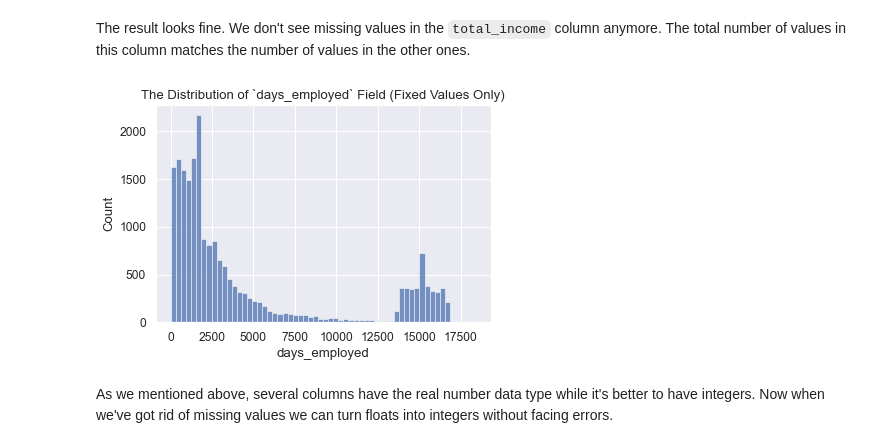
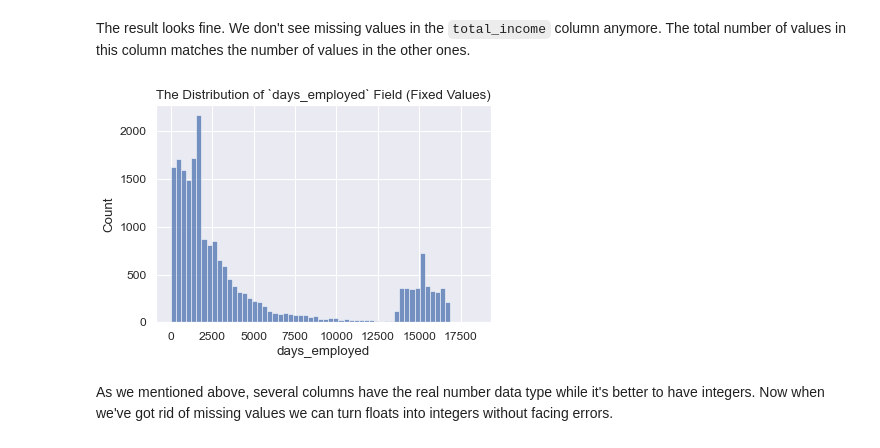
Before and after one commit to Sasha-Fridman/TripleTen-ex.-Practicum-Bootcamp-Projects, a Jupyter notebook: 1. Borrower Reliability Analysis/1. Data Preprocessing.ipynb, the cells around one changed output. Cells and saved outputs as stored; diff of their text form; code cells hidden in the pictures.

```diff
--- a/1. Borrower Reliability Analysis/1. Data Preprocessing.ipynb
+++ b/1. Borrower Reliability Analysis/1. Data Preprocessing.ipynb
@@ -1041,9 +1041,9 @@ data.stb.missing(style=True)
 The result looks fine. We don't see missing values in the `total_income` column anymore. The total number of values in this column matches the number of values in the other ones.
 # %%
 # let's take a look at the distribution of 'days_employed' column after fixing the data in it
-sns.histplot(data['days_employed']).set_title('The Distribution of `days_employed` Field (Fixed Values Only)');
+sns.histplot(data['days_employed']).set_title('The Distribution of `days_employed` Field (Fixed Values)');
 # %% [output]
-[figure, old version]
+[figure, new version]
 # %% [markdown]
 As we mentioned above, several columns have the real number data type while it's better to have integers. Now when we've got rid of missing values we can turn floats into integers without facing errors.
 # %%
```
Also changed, not shown: parts of 12 cells of this notebook.
